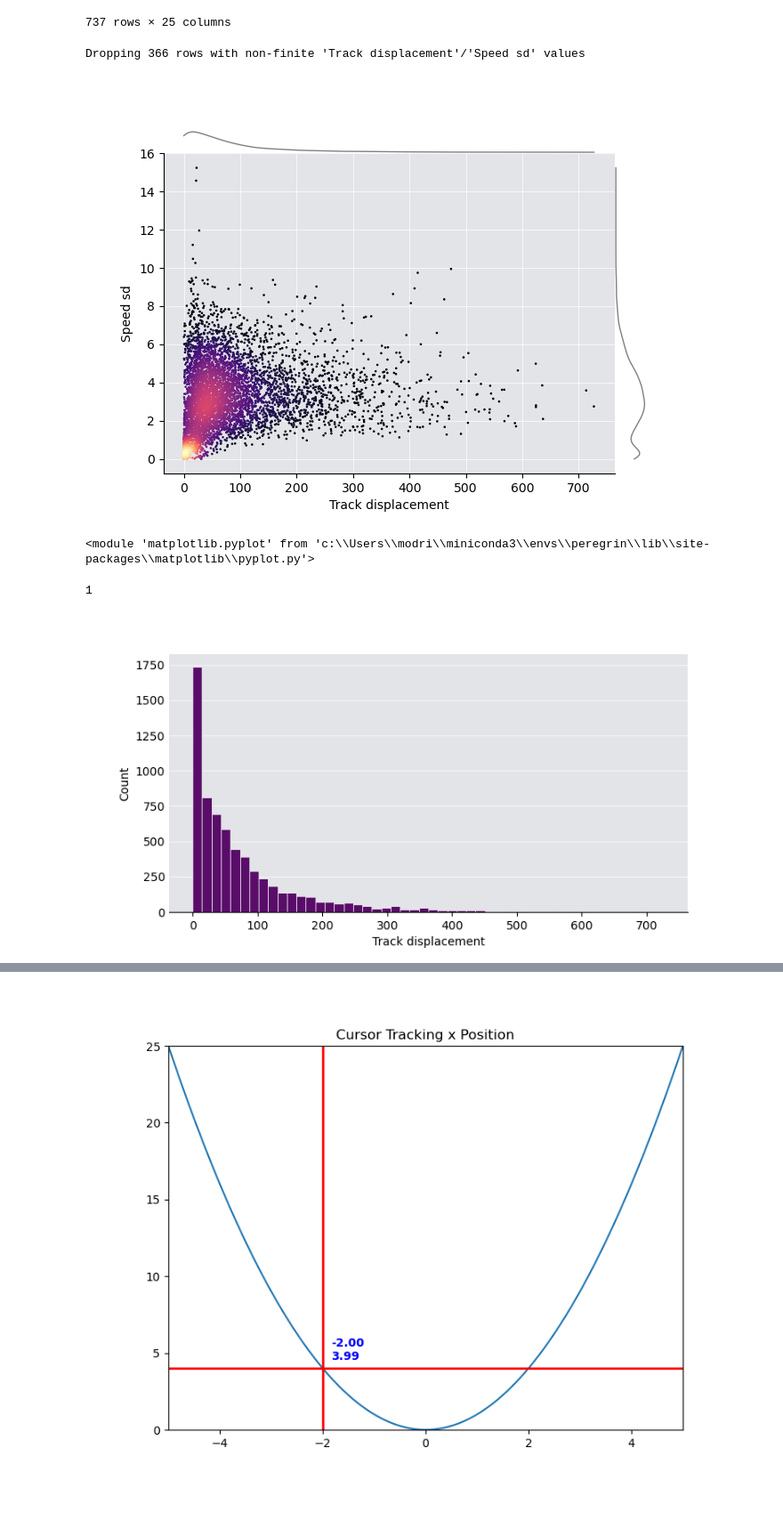
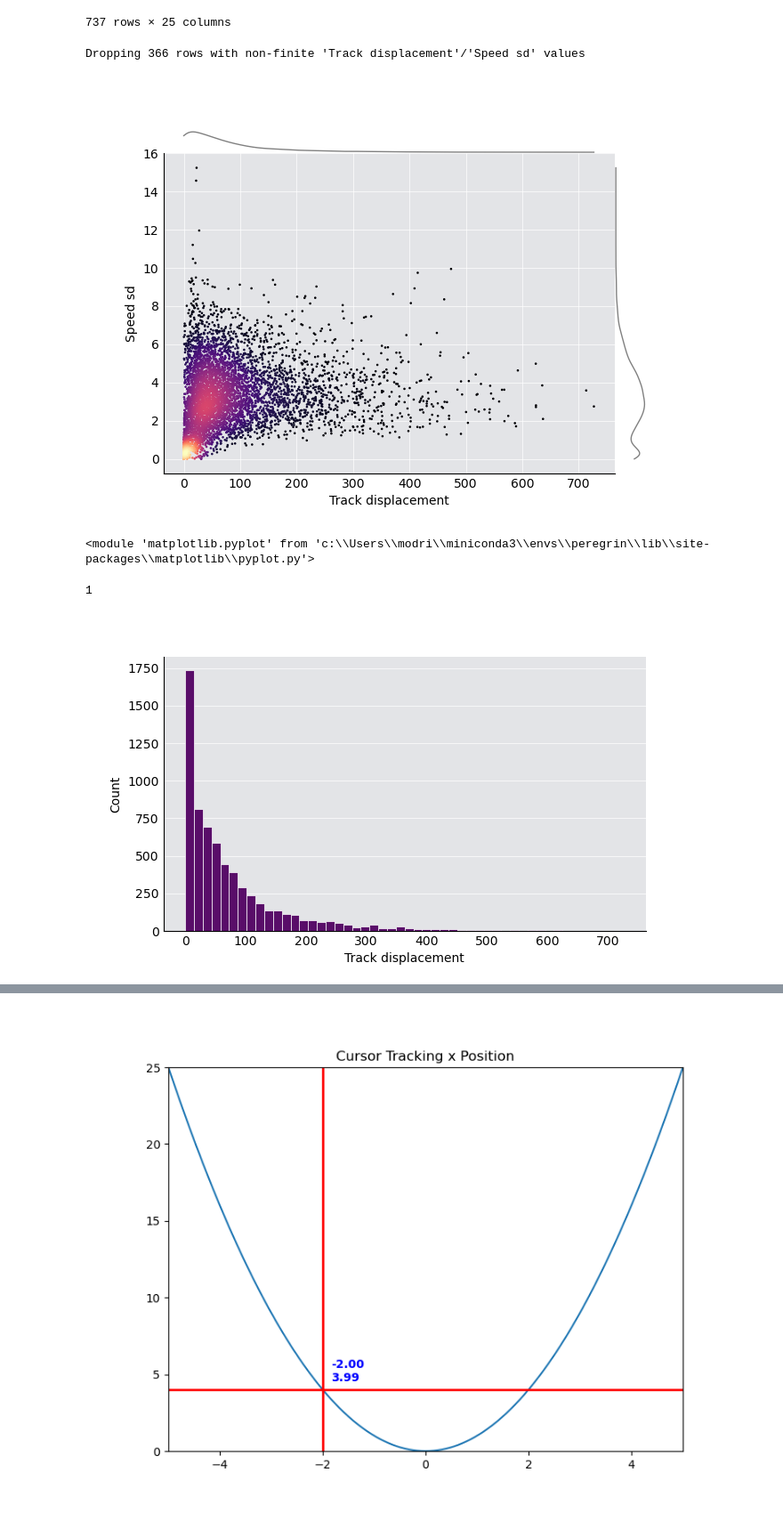
Before and after one commit to BranislavModriansky/Peregrin, a Jupyter notebook: lib/peregrin/Z_sketches/filter_computations.ipynb, the cells around one changed output, grey strips where cells are left out. Shown at 89% size. Cells and saved outputs as stored; diff of their text form; code cells hidden in the pictures.

```diff
--- a/lib/peregrin/Z_sketches/filter_computations.ipynb
+++ b/lib/peregrin/Z_sketches/filter_computations.ipynb
@@ -162,12 +162,14 @@ class Gating:
         for axis in ["top", "right"]:
             ax.spines[axis].set_visible(False)
 
+        ax.tick_params(axis="both", which="both", length=0)
+
         # --- marginal KDE plots on the top (x) and right (y) axes ---
         divider = make_axes_locatable(ax)
         ax_top = divider.append_axes("top", size="7%", pad=0, sharex=ax)
         ax_right = divider.append_axes("right", size="7%", pad=0, sharey=ax)
 
-        _c  = "#0b0205"
+        _c  = "#3F0849"
         _c = 'grey'
         _lw = 1
 
@@ -233,7 +235,10 @@ class Gating:
             handle_props=dict(
                 markeredgecolor=_color,
                 markerfacecolor='white',
+                # color='white',
+                marker='h',
                 alpha=1,
+                # markersize=10,
                 zorder=99999
             )
         )
@@ -243,7 +248,6 @@ class Gating:
         self.selection = selection
 
         return plt
-
 
     def get_selection(self) -> dict:
         if not hasattr(self, "selection"):
@@ -260,7 +264,7 @@ Filter.gate(
 )
 # %% [output]
 Dropping 366 rows with non-finite 'Track displacement'/'Speed sd' values
-[figure, old version]
+[figure, new version]
 <module 'matplotlib.pyplot' from 'c:\\Users\\modri\\miniconda3\\envs\\peregrin\\lib\\site-packages\\matplotlib\\pyplot.py'>
 # %%
 Filter.get_selection()['df']
@@ -285,7 +289,7 @@ def threshold_selector_demo(
     **kwargs
 ):
 
-    fig, ax = plt.subplots(figsize=(8, 4))
+    fig, ax = plt.subplots(figsize=(7, 4))
 
     data = df[metric].to_numpy(float)
     data = data[np.isfinite(data)]
@@ -302,10 +306,10 @@ def threshold_selector_demo(
     ax.set_xlabel(metric)
     ax.set_ylabel("Count")
 
-    for axis in ["left", "top", "right"]:
+    for axis in ["top", "right"]:
         ax.spines[axis].set_visible(False)
 
-    ax.tick_params(axis="y", which="both", length=0)
+    ax.tick_params(axis="both", which="both", length=0)
 
     ax.set_facecolor("#e3e4e7")
     ax.grid(True, axis="y", color="white", linewidth=0.5, zorder=0)
@@ -313,10 +317,28 @@ def threshold_selector_demo(
     # store the current selection so it can be used in later cells
     selection = {"min": None, "max": None, "mask": None, "df": None}
 
+    # text labels that follow the two span handles
+    _label_kw = dict(
+        color="#002fff",
+        fontsize=10,
+        fontstyle="italic",
+        ha="center",
+        va="bottom",
+        zorder=100000,
+        clip_on=False,
+    )
+    min_label = ax.text(0, 0, "", **_label_kw)
+    max_label = ax.text(0, 0, "", **_label_kw)
+    min_label.set_visible(False)
+    max_label.set_visible(False)
+
     def onselect(xmin, xmax):
         # guard against a zero-width (single click) selection
         if xmin == xmax:
             selection.update({"min": None, "max": None, "mask": None, "df": None})
+            min_label.set_visible(False)
+            max_label.set_visible(False)
+            fig.canvas.draw_idle()
             return
 
         mask = (data >= xmin) & (data <= xmax)
@@ -336,40 +358,50 @@ def threshold_selector_demo(
         )
         selection["df"] = df.loc[selection["mask"]].reset_index(drop=True)
 
+        # position the value labels just above the top of the axes at each handle
+        y_top = ax.get_ylim()[1]
+        min_label.set_position((xmin, y_top))
+        min_label.set_text(f"{xmin:.4g}")
+        min_label.set_visible(True)
+        max_label.set_position((xmax, y_top))
+        max_label.set_text(f"{xmax:.4g}")
+        max_label.set_visible(True)
+
         fig.canvas.draw_idle()
         print(f"{mask.sum()} values in range [{xmin:.4g}, {xmax:.4g}]")
 
     span = SpanSelector(
         ax,
         onselect,
         "horizontal",
         useblit=True,
         interactive=True,
         drag_from_anywhere=True,
         props=dict(
             alpha=0.25,
             facecolor="#7E7EE9",
             zorder=2
         ),
         handle_props=dict(
+            lw=1.25,
             color='#002fff',
             zorder=99999
         )
     )
     # Set useblit=True on most backends for enhanced performance.
 
     # keep references alive so the widget survives across cells
     fig._span_selector = span
     threshold_selector_demo.selection = selection
 
     plt.show()
 
     return selection
 
 
 selection = threshold_selector_demo(df, metric="Track displacement", bins=50)
 # %% [output]
-[figure, old version]
+[figure, new version]
 # %%
 import matplotlib.pyplot as plt
 import numpy as np
```
Also changed, not shown: parts of 1 cell of this notebook.
